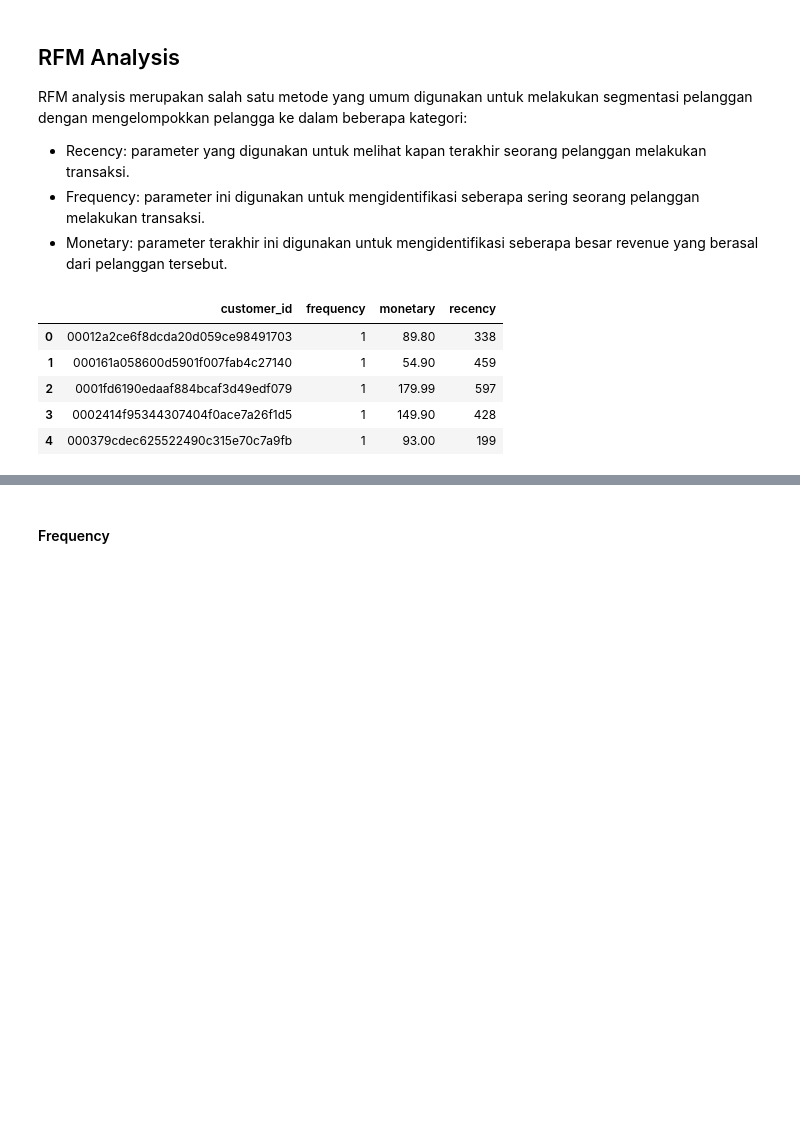
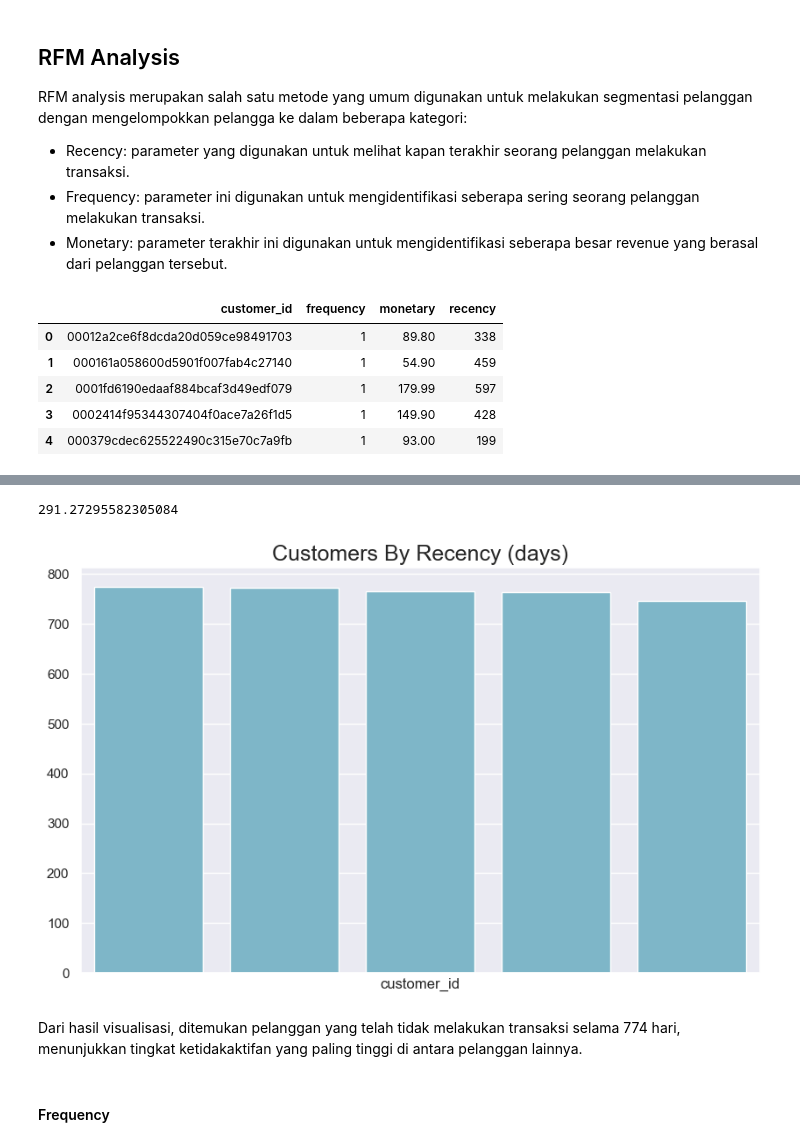
Before and after one commit to muhammadRizki12/analisis-data-brazilian-e-commerce, a Jupyter notebook: notebook.ipynb, the cells around one changed output, grey strips where cells are left out. Saved outputs shown, nothing was run; the diff lists cells and outputs as text; code cells hidden in the pictures; blank space fills up the shorter version.

```diff
--- a/notebook.ipynb
+++ b/notebook.ipynb
@@ -1044,3 +1067,31 @@ rfm_df.head()
+# %%
+print(recency_df.recency.mean())
+# %% [output]
+291.27295582305084
+# %%
+plt.figure(figsize=(10, 6))
+
+colors = ["#72BCD4", "#72BCD4", "#72BCD4", "#72BCD4", "#72BCD4"]
+
+sns.barplot(
+    y="recency",
+    x="customer_id",
+    data=recency_df.sort_values(by="recency", ascending=False).head(5),
+    palette=colors,
+    hue='customer_id',
+    legend=False
+)
+
+plt.ylabel(None)
+plt.xlabel("customer_id")
+plt.title("Customers By Recency (days)", fontsize=18)
+plt.xticks([])
+
+plt.show()
+# %% [output]
+[figure, added]
+# %% [markdown]
+Dari hasil visualisasi, ditemukan pelanggan yang telah tidak melakukan transaksi selama 774 hari, menunjukkan tingkat ketidakaktifan yang paling tinggi di antara pelanggan lainnya.
 # %% [markdown]
 #### Frequency
 # %%
```
Also changed, not shown: parts of 26 cells of this notebook, 2 other files.
